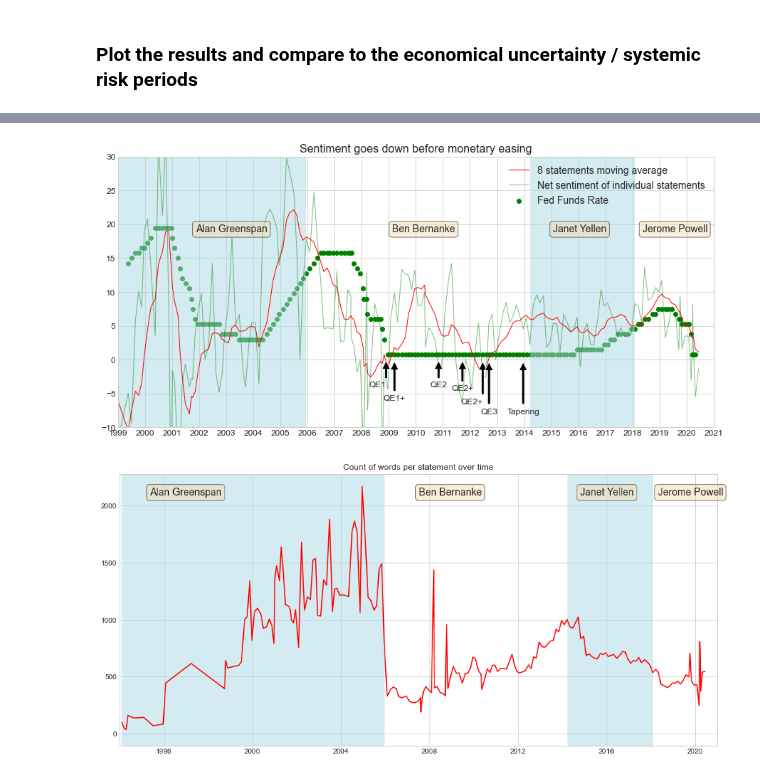
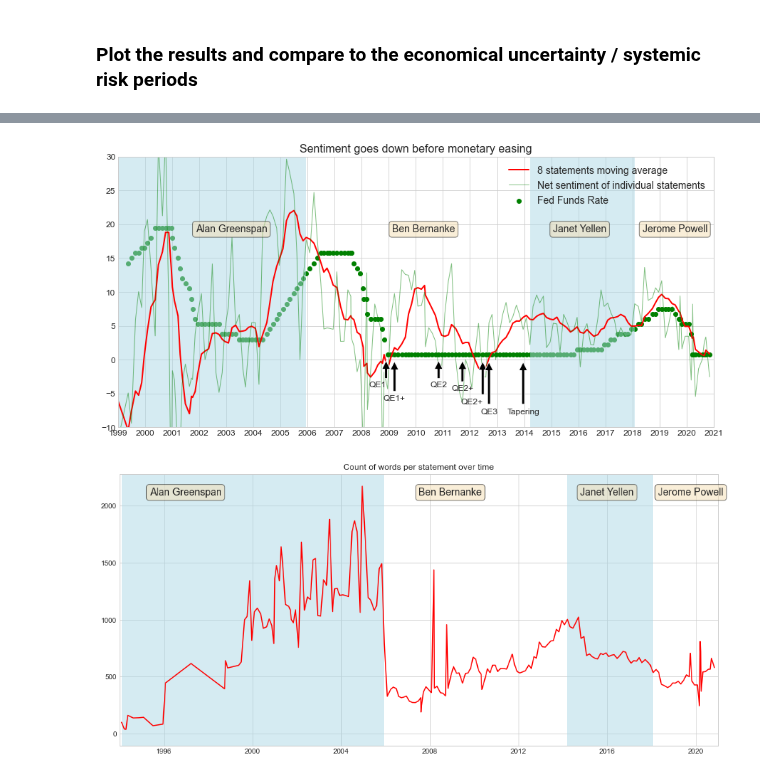
Before and after one commit to yukit-k/centralbank_analysis, a Jupyter notebook: src/1_FOMC_Analysis_Preliminary.ipynb, the cells around one changed output, grey strips where cells are left out. Cells and saved outputs as stored; diff of their text form; code cells hidden in the pictures.

```diff
--- a/src/1_FOMC_Analysis_Preliminary.ipynb
+++ b/src/1_FOMC_Analysis_Preliminary.ipynb
@@ -904,9 +904,9 @@ Tried to take rate and decision from the statement text but it sometimes fails.
 # Data.tail()
 # %%
 # FRB changed to range from 2008. So use Upper side from 2008.
-filename_till08 = '../data/MarketData/FEDRates/DFEDTAR.csv'
-filename_from08u = '../data/MarketData/FEDRates/DFEDTARU.csv'
-filename_from08l = '../data/MarketData/FEDRates/DFEDTARL.csv'
+filename_till08 = '../data/MarketData/Quandl/FRED_DFEDTAR.csv'
+filename_from08u = '../data/MarketData/Quandl/FRED_DFEDTARU.csv'
+filename_from08l = '../data/MarketData/Quandl/FRED_DFEDTARL.csv'
 
 fedtar = pd.read_csv(filename_till08, names=['Date', 'Rate'], header=0)
 fedtaru = pd.read_csv(filename_from08u, names=['Date', 'Rate'], header=0)
@@ -1099,79 +1062,73 @@ Speaker = np.logical_or.reduce((Greenspan, Yellen))
 # %%
+# Speaker window
+Greenspan = np.logical_and(Data.index > '1987-08-11', Data.index < '2006-01-31')
+Bernanke = np.logical_and(Data.index > '2006-02-01', Data.index < '2014-01-31')
+Yellen = np.logical_and(Data.index > '2014-02-03', Data.index < '2018-02-03')
+Powell = np.logical_and(Data.index > '2018-02-05', Data.index < '2022-02-05')
+Speaker = np.logical_or.reduce((Greenspan, Yellen))
+
+# Moving Average
 Window = 8
 CompToMA = NetSentimentNorm.rolling(Window).mean()
 
+# Plotting Data
 fig, ax = plt.subplots(figsize=(15,7))
+plt.title('Sentiment goes down before monetary easing', fontsize=16)
 
-ax.scatter(Data.index,
-            Data['Rate']*3,
-            c = 'g')
+ax.scatter(Data.index, Data['Rate']*3, c = 'g')
+ax.plot(Data.index, CompToMA, c = 'r', linewidth= 2.0)
+ax.plot(Data.index, NetSentimentNorm,  c = 'green', linewidth= 1, alpha = 0.5)
+ax.legend([str(str(Window) + ' statements moving average'),
+           'Net sentiment of individual statements',
+           'Fed Funds Rate'], prop={'size': 14}, loc = 1)
 
-ax.plot(Data.index,
-         CompToMA,
-         c = 'r',
-         linewidth= 1.0)
-
-ax.plot(Data.index, NetSentimentNorm,
-         c = 'green',
-         linewidth= 1,
-         alpha = 0.5)
-
-ax.legend([str(str(Window) + ' statements moving average') , 'Net sentiment of individual statements', 'Fed Funds Rate'],
-           prop={'size': 14},
-           loc = 1
-           )
-
+# Format X-axis
 import matplotlib.dates as mdates
 years = mdates.YearLocator()   # every year
 months = mdates.MonthLocator()  # every month
 years_fmt = mdates.DateFormatter('%Y')
 
-# format the ticks
 ax.xaxis.set_major_locator(years)
 ax.xaxis.set_major_formatter(years_fmt)
 ax.xaxis.set_minor_locator(months)
 
-# round to nearest years.
+# Set X-axis and Y-axis range
 datemin = np.datetime64(Data.index[18], 'Y')
 datemax = np.datetime64(Data.index[-1], 'Y') + np.timedelta64(1, 'Y')
 ax.set_xlim(datemin, datemax)
 ax.set_ylim(-10,30)
 
 # format the coords message box
 ax.format_xdata = mdates.DateFormatter('%Y-%m-%d')
 ax.grid(True)
 ax.tick_params(axis='both', which='major', labelsize=12)
 
+# Fill speaker
 import matplotlib.transforms as mtransforms
 trans = mtransforms.blended_transform_factory(ax.transData, ax.transAxes)
 theta = 0.9
-ax.fill_between(Data.index, 0, 10, where = Speaker,
-                facecolor='lightblue', alpha=0.5, transform=trans)
+ax.fill_between(Data.index, 0, 10, where = Speaker, facecolor='lightblue', alpha=0.5, transform=trans)
 
+# Add text
 props = dict(boxstyle='round', facecolor='wheat', alpha=0.5)
-ax.text(0.13, 0.75, "Alan Greenspan", transform=ax.transAxes, fontsize=14,
-        verticalalignment='top', bbox=props)
-ax.text(0.46, 0.75, "Ben Bernanke", transform=ax.transAxes, fontsize=14,
-        verticalalignment='top', bbox=props)
-ax.text(0.73, 0.75, "Janet Yellen", transform=ax.transAxes, fontsize=14,
-        verticalalignment='top', bbox=props)
-ax.text(0.88, 0.75, "Jerome Powell", transform=ax.transAxes, fontsize=14,
-        verticalalignment='top', bbox=props)
+ax.text(0.13, 0.75, "Alan Greenspan", transform=ax.transAxes, fontsize=14, verticalalignment='top', bbox=props)
+ax.text(0.46, 0.75, "Ben Bernanke", transform=ax.transAxes, fontsize=14, verticalalignment='top', bbox=props)
+ax.text(0.73, 0.75, "Janet Yellen", transform=ax.transAxes, fontsize=14, verticalalignment='top', bbox=props)
+ax.text(0.88, 0.75, "Jerome Powell", transform=ax.transAxes, fontsize=14, verticalalignment='top', bbox=props)
 
+# Add annotations
 arrow_style = dict(facecolor='black', edgecolor='white', shrink=0.05)
 ax.annotate('QE1', xy=('2008-11-25', 0), xytext=('2008-11-25', -4), size=12, ha='right', arrowprops=arrow_style)
 ax.annotate('QE1+', xy=('2009-03-18', 0), xytext=('2009-03-18', -6), size=12, ha='center', arrowprops=arrow_style)
 ax.annotate('QE2', xy=('2010-11-03', 0), xytext=('2010-11-03', -4), size=12, ha='center', arrowprops=arrow_style)
 ax.annotate('QE2+', xy=('2011-09-21', 0), xytext=('2011-09-21', -4.5), size=12, ha='center', arrowprops=arrow_style)
 ax.annotate('QE2+', xy=('2012-06-20', 0), xytext=('2012-06-20', -6.5), size=12, ha='right', arrowprops=arrow_style)
 ax.annotate('QE3', xy=('2012-09-13', 0), xytext=('2012-09-13', -8), size=12, ha='center', arrowprops=arrow_style)
 ax.annotate('Tapering', xy=('2013-12-18', 0), xytext=('2013-12-18', -8), size=12, ha='center', arrowprops=arrow_style)
 
-plt.title('Sentiment goes down before monetary easing', fontsize=16)
-
 plt.show()
 # %% [output]
-[figure, old version]
+[figure, new version]
 # %%
 fig, ax = plt.subplots(figsize=(15,7))
 
@@ -1218,4 +1175,4 @@ ax.text(0.90, 0.95, "Jerome Powell", transform=ax.transAxes, fontsize=14,
 
 plt.show()
 # %% [output]
-[figure, old version]
+[figure, new version]
```
Also changed, not shown: parts of 11 cells of this notebook.
